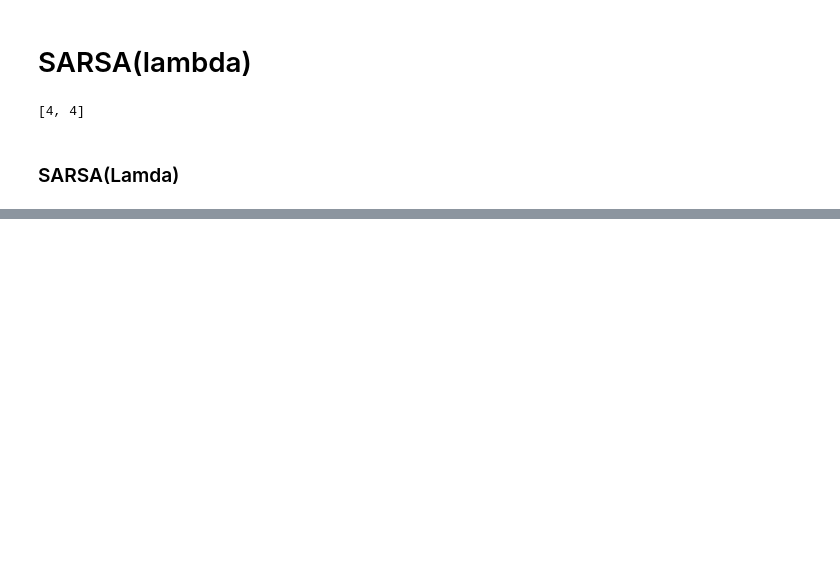
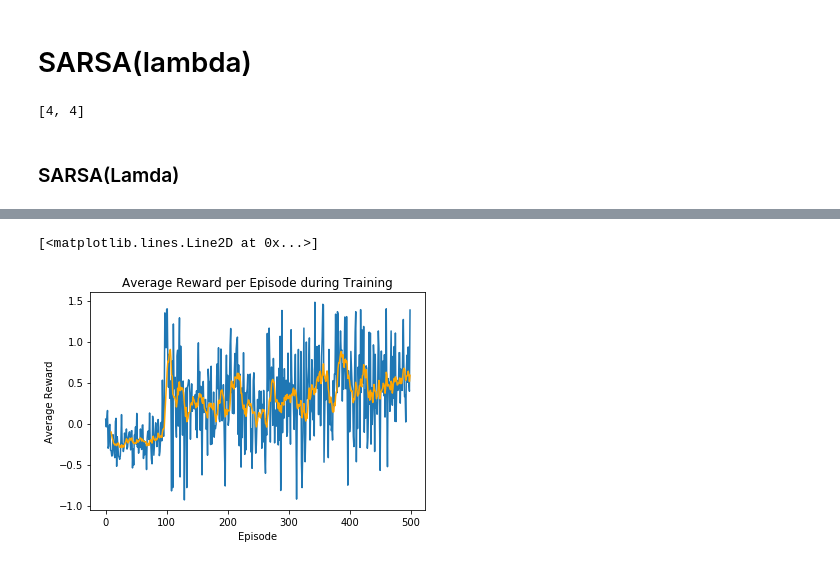
Before and after one commit to aarontan-git/RL_algorithms, a Jupyter notebook: Notebooks/SARSA(lamda).ipynb, the cells around one changed output, grey strips where cells are left out. Drawn from its saved outputs; the diff is of its cells as text; code cells hidden in the pictures; blank space fills up the shorter version.

```diff
--- a/Notebooks/SARSA(lamda).ipynb
+++ b/Notebooks/SARSA(lamda).ipynb
@@ -199,0 +207,14 @@ for iteration in range(500):
+# %%
+# average reward per episode
+plt.plot(average_reward_list)
+plt.title('Average Reward per Episode during Training')
+plt.xlabel('Episode')
+plt.ylabel('Average Reward')
+
+# plot moving average
+reward_frame = pd.DataFrame(average_reward_list)
+rolling_mean = reward_frame.rolling(window=10).mean()
+plt.plot(rolling_mean, label='Moving Average', color='orange')
+# %% [output]
+[<matplotlib.lines.Line2D at 0x...>]
+[figure, added]
```
Also changed, not shown: parts of 19 cells of this notebook, 2 other files.
